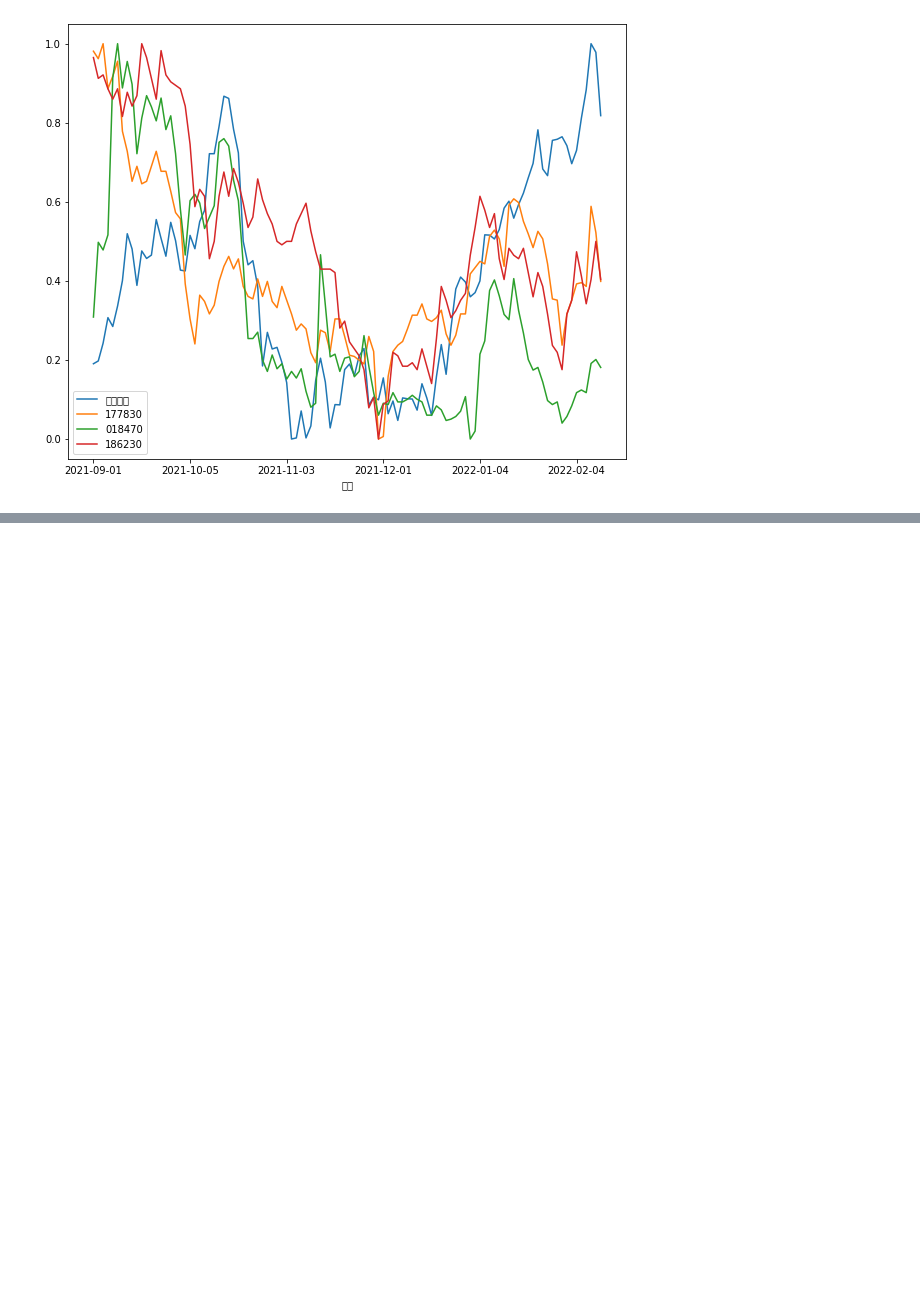
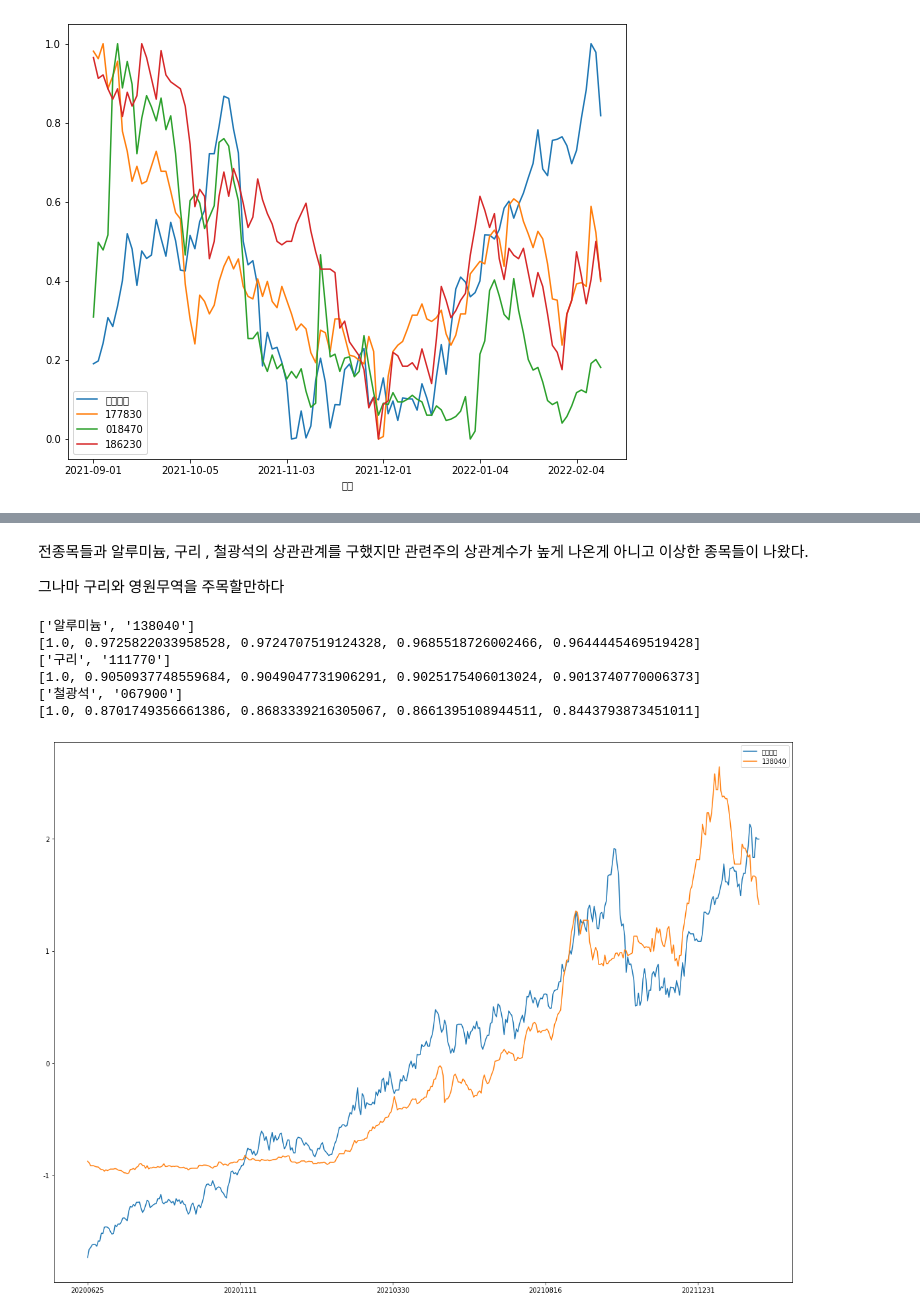
Before and after one commit to qpwisu/Financial_data_analysis, a Jupyter notebook: 원자재와_주식상관관계.ipynb, the cells around one changed output, grey strips where cells are left out. Cells and saved outputs as stored; diff of their text form; code cells hidden in the pictures; blank space fills up the shorter version.

Commit message:
모든 종목 주식과 원자재들의 상관관계 추가

```diff
--- a/원자재와_주식상관관계.ipynb
+++ b/원자재와_주식상관관계.ipynb
@@ -48,7 +67,7 @@ def getRawMaterials(st_date, end_date, curr_id, smlID , name):
 
       for item in items:
         i = item.text.split("\n")[1:7]
-        i[0]=re.sub(r"(\d{4})년 (\d{2})월 (\d{2})일",r"\g<1>-\g<2>-\g<3>",i[0])
+        i[0]=re.sub(r"(\d{4})년 (\d{2})월 (\d{2})일",r"\g<1>\g<2>\g<3>",i[0])
         i.append(i[5].split(" ")[1])
         i[5]= i[5].split(" ")[0]
         li.append(i)
@@ -67,8 +86,9 @@ def getRawMaterials(st_date, end_date, curr_id, smlID , name):
 # %%
 from pykrx import stock
 from pykrx import bond
+from tqdm import tqdm
 def stock_price(index1,stock_li):
-  for i in stock_li:
+  for i in tqdm(stock_li):
     df2 = stock.get_market_ohlcv("20210601", "20220213", i)
     index2 = df2["종가"].to_frame(name=i)
     index2=index2.astype('float')
@@ -183,0 +222,17 @@ Name: 알루미늄, dtype: float64
+# %%
+start_day2 = start_day[0:4]+"/"+start_day[4:6]+"/"+start_day[6:8]
+end_day2 = end_day[0:4]+"/"+end_day[4:6]+"/"+end_day[6:8]
+
+index1=getRawMaterials(start_day2,end_day2,"49768","300586","알루미늄")
+index2=getRawMaterials(start_day2,end_day2,"8831","300012","구리")
+index3=getRawMaterials(start_day2,end_day2,"961729","301009","철광석")
+rm=pd.merge(index1, index2,left_index=True, right_index=True ,how='outer')
+rm=pd.merge(rm, index3,left_index=True, right_index=True ,how='outer')
+rm=pd.merge(rm, df_stock,left_index=True, right_index=True ,how='outer')
+rm =rm.fillna(method='ffill')
+rm = rm.dropna(axis=0)
+rm
+# index2=index2.astype('float')
+# index2.reset_index(inplace=True)
+# index2=index2.astype({'날짜':'string'})
+# index2.set_index("날짜",inplace=True)
@@ -183,0 +253,5 @@ Name: 알루미늄, dtype: float64
+# %%
+
+#상관관계 1998140207971
+corr = rm.corr(method = 'spearman')
+corr.abs()
@@ -183,0 +272,22 @@ Name: 알루미늄, dtype: float64
+# %% [markdown]
+전종목들과 알루미늄, 구리 , 철광석의 상관관계를 구했지만
+관련주의 상관계수가 높게 나온게 아니고 이상한 종목들이 나왔다.
+
+그나마 구리와 영원무역을 주목할만하다
+# %%
+def mean_norm(df_input):
+    return df_input.apply(lambda x: (x-x.mean())/ x.std(), axis=0)
+for i in range(0,3):
+  high_correlation=corr.iloc[i].sort_values(ascending = False)[0:2].index.tolist()
+  print(high_correlation)
+  print(corr.iloc[i].sort_values(ascending = False)[0:5].tolist())
+  df_mean_norm = mean_norm(rm[high_correlation])
+  df_mean_norm.plot.line(figsize=(20,15))
+# %% [output]
+['알루미늄', '138040']
+[1.0, 0.9725822033958528, 0.9724707519124328, 0.9685518726002466, 0.9644445469519428]
+['구리', '111770']
+[1.0, 0.9050937748559684, 0.9049047731906291, 0.9025175406013024, 0.9013740770006373]
+['철광석', '067900']
+[1.0, 0.8701749356661386, 0.8683339216305067, 0.8661395108944511, 0.8443793873451011]
+[figure, added]
```
Also changed, not shown: parts of 7 cells of this notebook.
